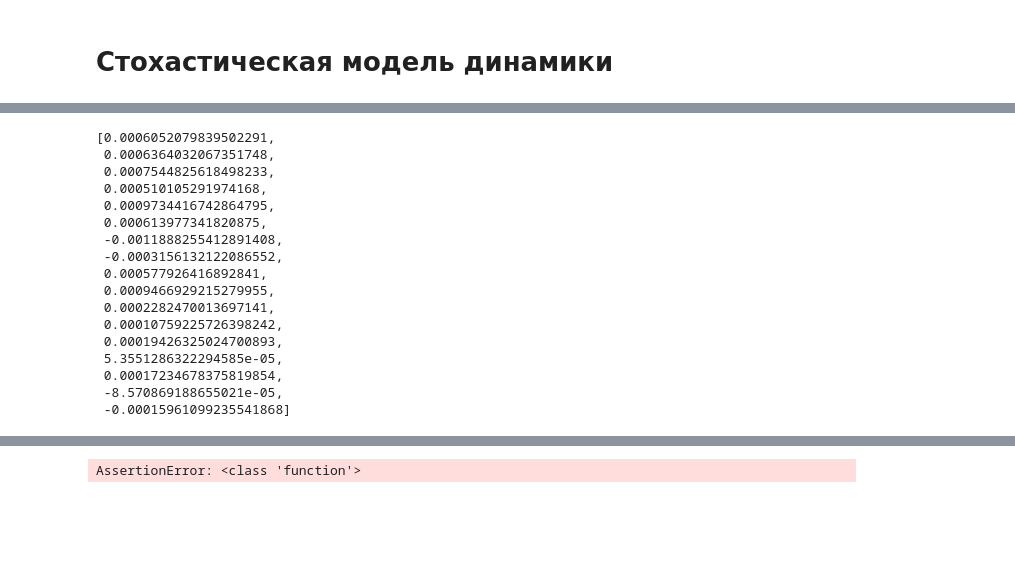
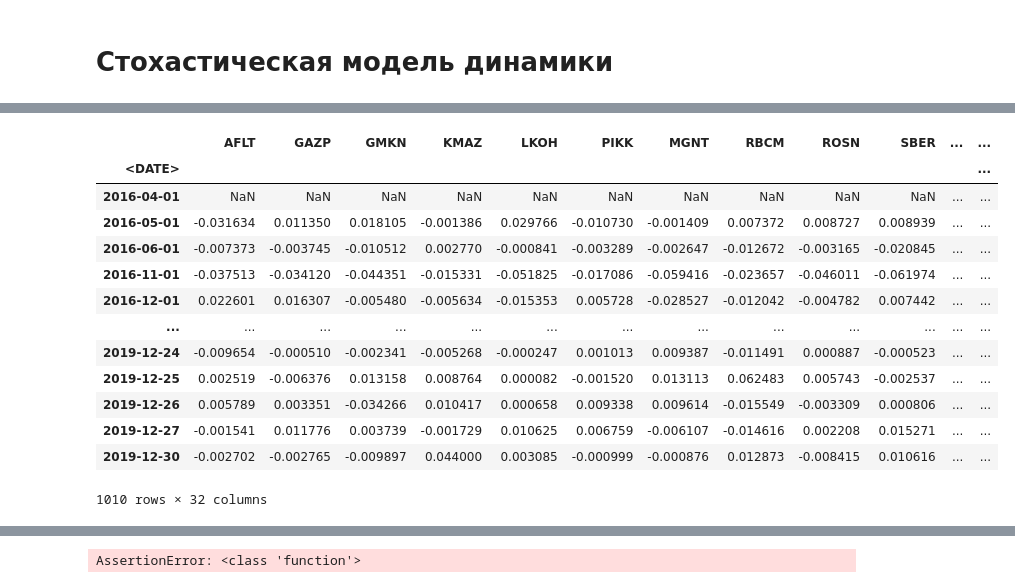
Before and after one commit to Penitto/risk_project1, a Jupyter notebook: Iriski.ipynb, the cells around one changed output, grey strips where cells are left out. Cells and saved outputs as stored; diff of their text form; code cells hidden in the pictures; blank space fills up the shorter version.

```diff
--- a/Iriski.ipynb
+++ b/Iriski.ipynb
@@ -161,41 +150,18 @@ memory usage: 142.0 KB
-# %%
-def mu(risk):
-    mu = []
-    for i in risk:
-        tmp = []
-        for j in range(len(risk[i]) - 1):
-            tmp.append(np.log(risk[i][j+1] / risk[i][j]))
-        mu.append(np.mean(tmp))
-    return mu
-
-def vol(risk):
-    vols = []
-    mn = mu(risk)
-    t = 257
-    lb = [(-1 - np.sqrt(1 + (1 / 1010) * np.sum(risk[risk.columns[i]] - t*mn[i])**2)) / (t/2) for i in range(len(risk.columns))]
-    rb = [(-1 + np.sqrt(1 + (1 / 1010) * np.sum(risk[risk.columns[i]] - t*mn[i])**2)) / (t/2) for i in range(len(risk.columns))]
-    vols = [(i,j) for i,j in zip(lb, rb)]
-#     for i in risk:
-#         left_bound = (-1 - np.sqrt(1 + (1 / risk[i].size) * np.sum(risk[i] - (1 / risk[i].size * risk[i].mean())))) / (1/2 * risk[i].size)
-#         right_bound = (-1 + np.sqrt(1 + (1 / risk[i].size) * np.sum(risk[i] - (1 / risk[i].size * risk[i].mean())))) / (1/2 * risk[i].size)
-#         vols.append((left_bound, right_bound))
-    return vols
-mu(risk_df)
-# %% [output]
-[0.0006052079839502291,
- 0.0006364032067351748,
- 0.0007544825618498233,
- 0.000510105291974168,
- 0.0009734416742864795,
- 0.000613977341820875,
- -0.0011888255412891408,
- -0.0003156132122086552,
- 0.000577926416892841,
- 0.0009466929215279955,
- 0.0002282470013697141,
- 0.00010759225726398242,
- 0.00019426325024700893,
- 5.3551286322294585e-05,
- 0.00017234678375819854,
- -8.570869188655021e-05,
- -0.00015961099235541868]
+# %%
+log_risk_df = np.log(risk_df).diff()
+log_risk_df
+# %% [output]
+|  | AFLT | GAZP | GMKN | KMAZ | LKOH | PIKK | MGNT | RBCM | ROSN | SBER | ... | ... |
+| <DATE> |  |  |  |  |  |  |  |  |  |  |  | ... |
+| 2016-04-01 | NaN | NaN | NaN | NaN | NaN | NaN | NaN | NaN | NaN | NaN | ... | ... |
+| 2016-05-01 | -0.031634 | 0.011350 | 0.018105 | -0.001386 | 0.029766 | -0.010730 | -0.001409 | 0.007372 | 0.008727 | 0.008939 | ... | ... |
+| 2016-06-01 | -0.007373 | -0.003745 | -0.010512 | 0.002770 | -0.000841 | -0.003289 | -0.002647 | -0.012672 | -0.003165 | -0.020845 | ... | ... |
+| 2016-11-01 | -0.037513 | -0.034120 | -0.044351 | -0.015331 | -0.051825 | -0.017086 | -0.059416 | -0.023657 | -0.046011 | -0.061974 | ... | ... |
+| 2016-12-01 | 0.022601 | 0.016307 | -0.005480 | -0.005634 | -0.015353 | 0.005728 | -0.028527 | -0.012042 | -0.004782 | 0.007442 | ... | ... |
+| ... | ... | ... | ... | ... | ... | ... | ... | ... | ... | ... | ... | ... |
+| 2019-12-24 | -0.009654 | -0.000510 | -0.002341 | -0.005268 | -0.000247 | 0.001013 | 0.009387 | -0.011491 | 0.000887 | -0.000523 | ... | ... |
+| 2019-12-25 | 0.002519 | -0.006376 | 0.013158 | 0.008764 | 0.000082 | -0.001520 | 0.013113 | 0.062483 | 0.005743 | -0.002537 | ... | ... |
+| 2019-12-26 | 0.005789 | 0.003351 | -0.034266 | 0.010417 | 0.000658 | 0.009338 | 0.009614 | -0.015549 | -0.003309 | 0.000806 | ... | ... |
+| 2019-12-27 | -0.001541 | 0.011776 | 0.003739 | -0.001729 | 0.010625 | 0.006759 | -0.006107 | -0.014616 | 0.002208 | 0.015271 | ... | ... |
+| 2019-12-30 | -0.002702 | -0.002765 | -0.009897 | 0.044000 | 0.003085 | -0.000999 | -0.000876 | 0.012873 | -0.008415 | 0.010616 | ... | ... |
+1010 rows × 32 columns
```
Also changed, not shown: parts of 4 cells of this notebook.
